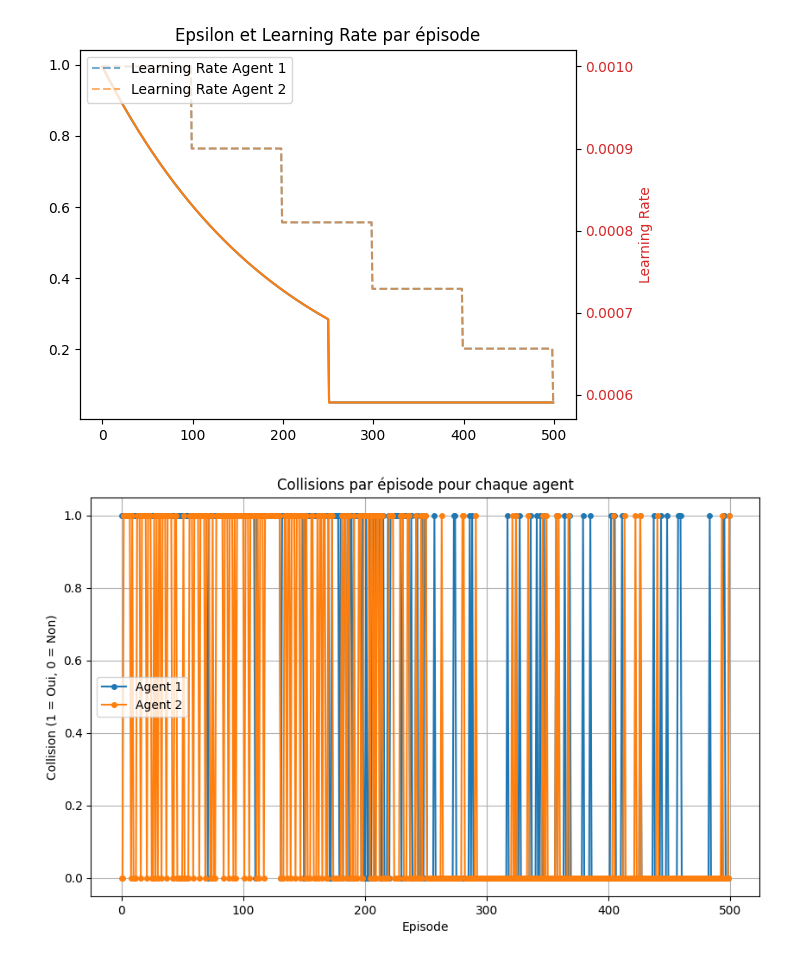
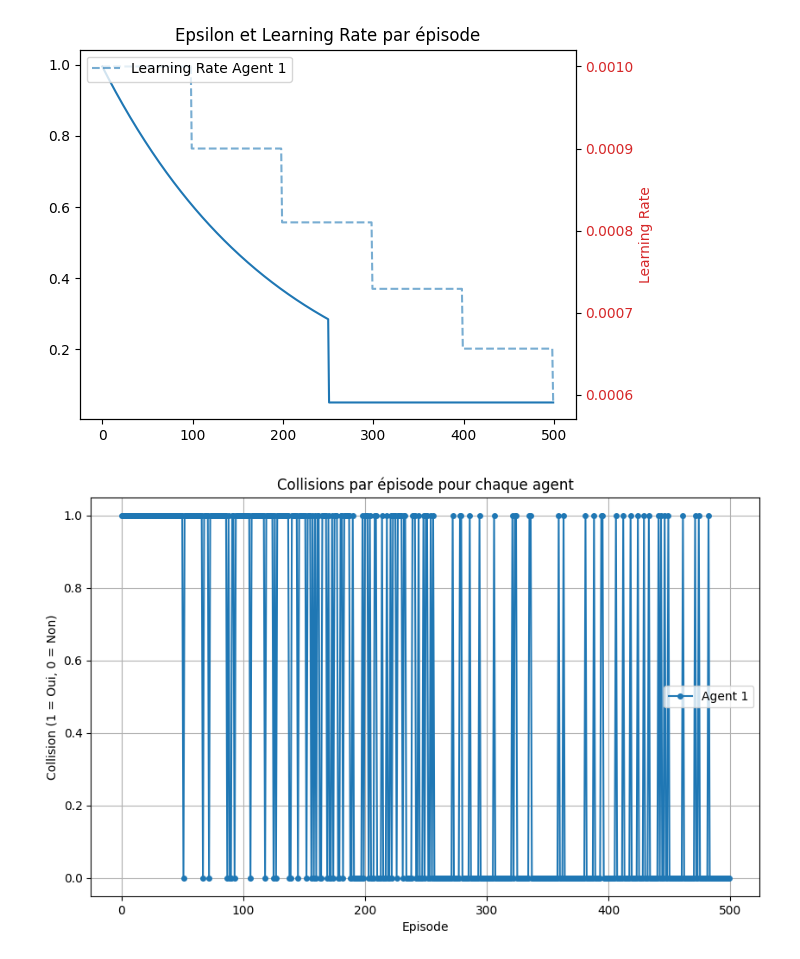
Before and after one commit to klarispng/RL_projet, a Jupyter notebook: task4/04_TASK4V4_50voitures.ipynb, the cells around one changed output. Cells and saved outputs as stored; diff of their text form; code cells hidden in the pictures.

```diff
--- a/task4/04_TASK4V4_50voitures.ipynb
+++ b/task4/04_TASK4V4_50voitures.ipynb
@@ -30,7 +30,7 @@ env = gym.make("highway-fast-v0", render_mode="human")
 env.unwrapped.config.update(base_config)
 env.unwrapped.config.update({
     "spawn_at_random": False,
-    "controlled_vehicles": 2,
+    "controlled_vehicles": 1,
     "vehicles_count": 50,  # ajuste le trafic non contrôlé
     "action": {
         "type": "MultiAgentAction",
@@ -366,2 +366,2 @@ if __name__ == "__main__":
-[figure, old version]
+[figure, new version]
-[figure, old version]
+[figure, new version]
```
Also changed, not shown: parts of 1 cell of this notebook, 33 other files.
